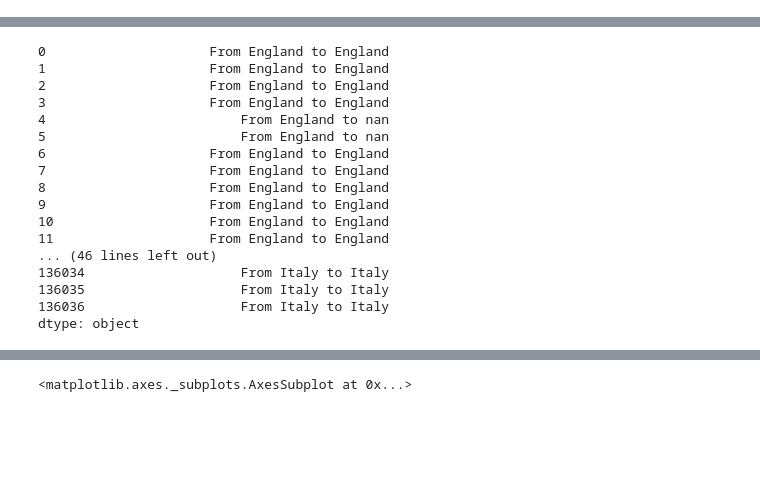
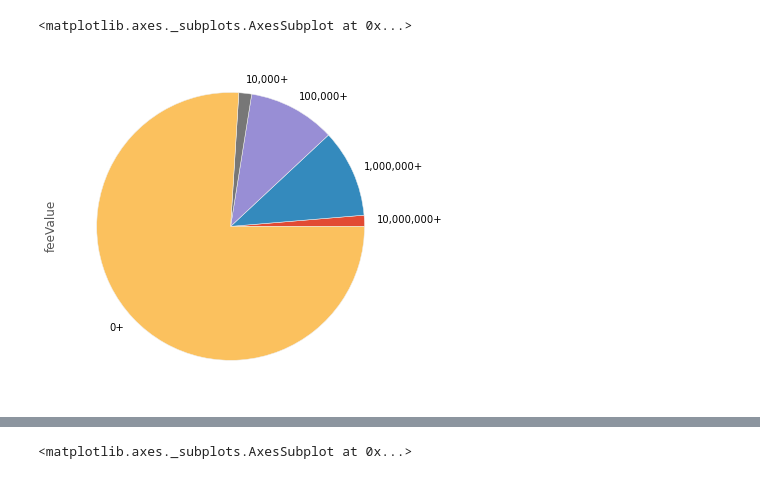
Before and after one commit to kebuhcah/soccer-history, a Jupyter notebook: notebooks/analysis.ipynb, the cells around one changed output, grey strips where cells are left out. Cells and saved outputs as stored; diff of their text form; code cells hidden in the pictures; blank space fills up the shorter version.

```diff
--- a/notebooks/analysis.ipynb
+++ b/notebooks/analysis.ipynb
@@ -194,3 +256,11 @@ transfers.to_csv('../data/merged/transfers.csv',encoding='utf-8',index=False)
+# %%
+t=(nonloans['feeValue']+1).apply(math.log10).apply(math.floor).value_counts().sort_index(ascending=False).drop([3,8])
+t.index = t.index.map(lambda x: locale.format("%d",int(math.pow(10,x) if x>1 else 0),grouping=True)+'+')
+
+t.plot.pie(figsize=(6,6))
+# %% [output]
+<matplotlib.axes._subplots.AxesSubplot at 0x...>
+[figure, added]
 # %%
 transfers = pd.read_csv('../data/merged/transfers.csv')
 loans=transfers[transfers['isLoan']]
@@ -220,29 +290,6 @@ transfers[transfers['fromTeamId'].isin([464,12604])]
 # %%
 #transfers['toCountry'] =
 transfers['newToCountry']=np.where(transfers['fromTeamId'].isin([75,123,515,2113,2077]),transfers['fromCountry'],transfers['toCountry'])
-# %%
-def lolfunc(x):
-    return 'From ' + str(x[0]) + ' to ' + str(x[1])
-
-transfers[['fromCountry','toCountry']].apply(lolfunc,axis=1)
-# %% [output]
-0                     From England to England
-1                     From England to England
-2                     From England to England
-3                     From England to England
-4                         From England to nan
-5                         From England to nan
-6                     From England to England
-7                     From England to England
-8                     From England to England
-9                     From England to England
-10                    From England to England
-11                    From England to England
-... (46 lines left out)
-136034                    From Italy to Italy
-136035                    From Italy to Italy
-136036                    From Italy to Italy
-dtype: object
 # %%
 transfers[transfers['toTeamId']==515]
 # %% [output]
```
Also changed, not shown: parts of 25 cells of this notebook, 2 other files.
